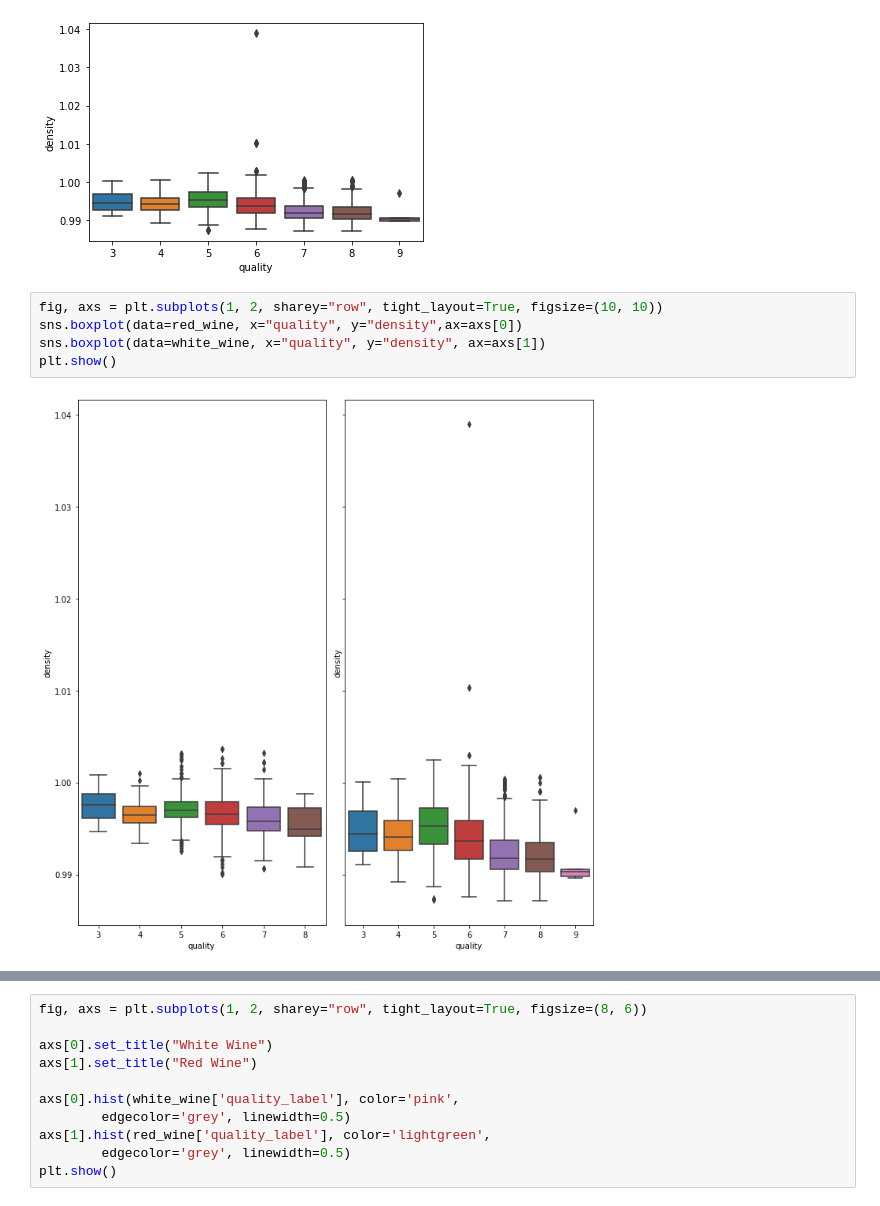
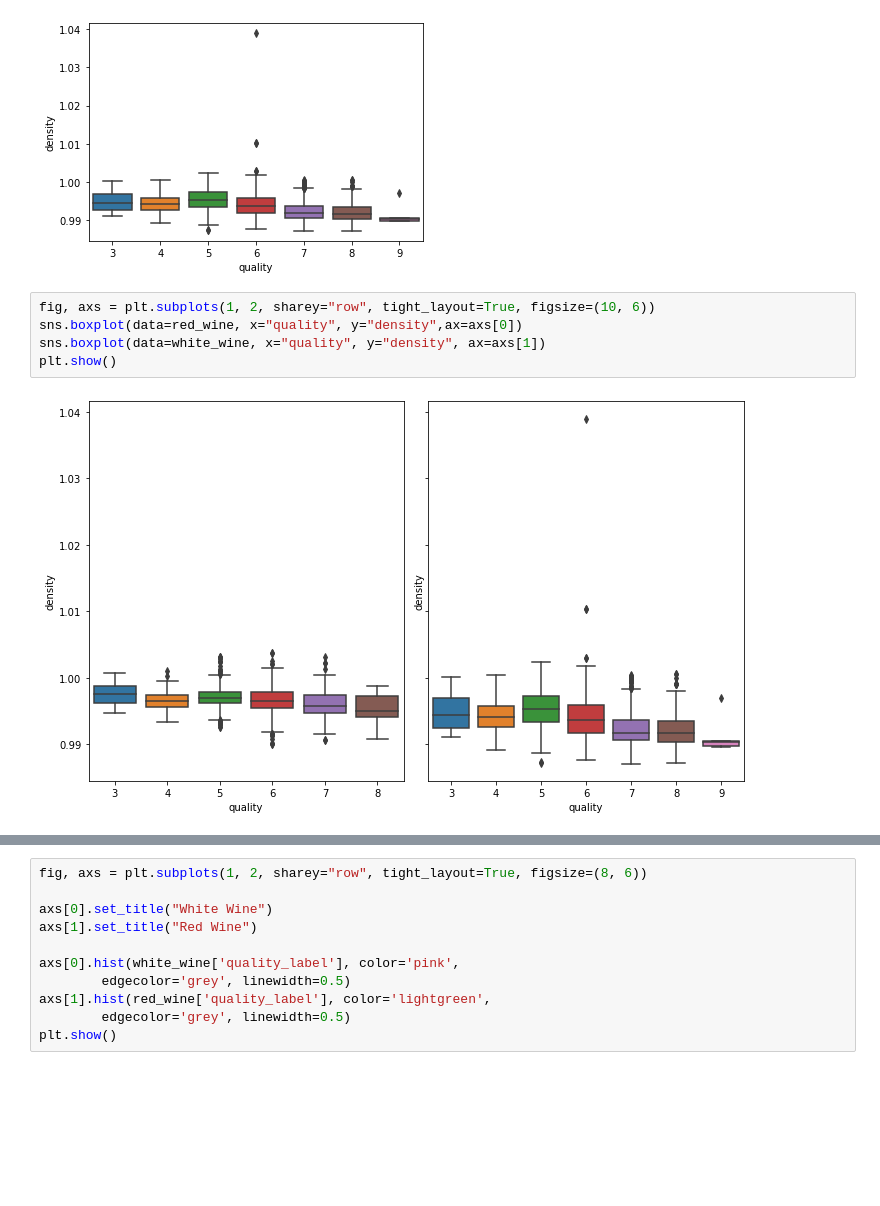
Before and after one commit to EjioforSandraAkunna/BlueBerryWine_Project, a Jupyter notebook: matplotlib_exercises.ipynb, the cells around one changed output, grey strips where cells are left out. Cells and saved outputs as stored; diff of their text form; blank space fills up the shorter version.

```diff
--- a/matplotlib_exercises.ipynb
+++ b/matplotlib_exercises.ipynb
@@ -704,9 +719,9 @@ plt.show()
 # %% [output]
 [figure]
 # %%
-fig, axs = plt.subplots(1, 2, sharey="row", tight_layout=True, figsize=(10, 10))
+fig, axs = plt.subplots(1, 2, sharey="row", tight_layout=True, figsize=(10, 6))
 sns.boxplot(data=red_wine, x="quality", y="density",ax=axs[0])
 sns.boxplot(data=white_wine, x="quality", y="density", ax=axs[1])
 plt.show()
 # %% [output]
-[figure, old version]
+[figure, new version]
```
Also changed, not shown: parts of 4 cells of this notebook, 1 other file.
